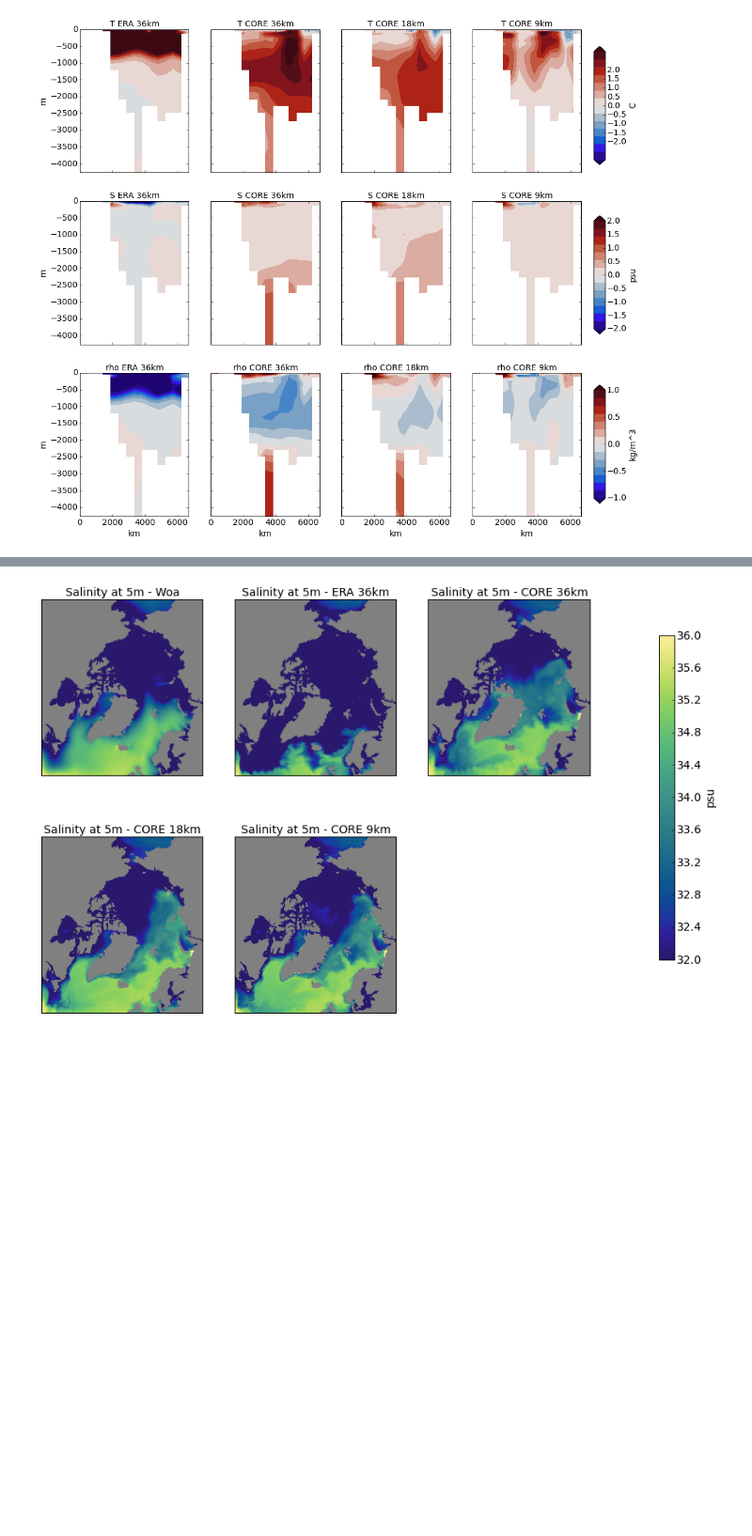
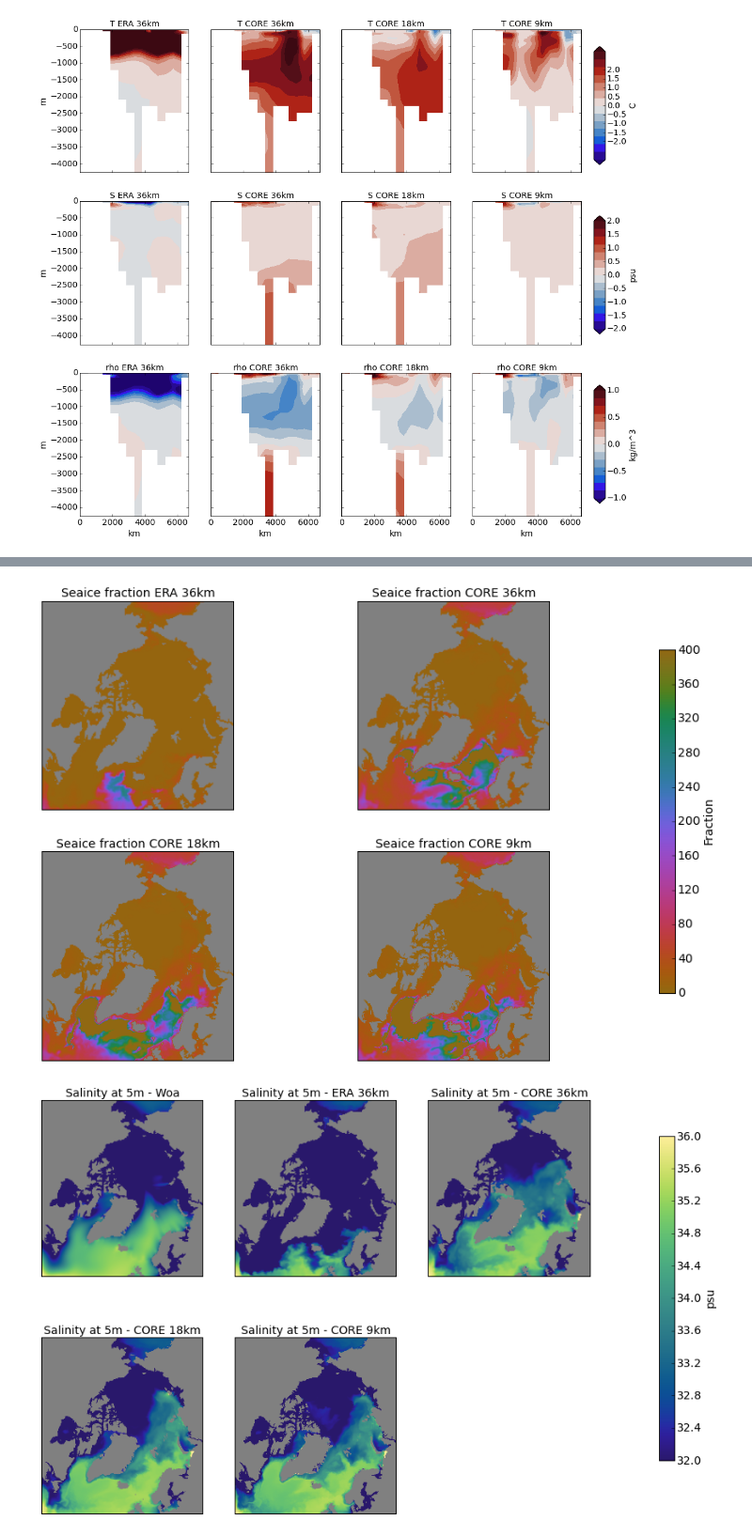
Before and after one commit to AlessandroMozzato/notebooks, a Jupyter notebook: ModelValidation.ipynb, the cells around one changed output, grey strips where cells are left out. Shown at 94% size. Drawn from its saved outputs; the diff is of its cells as text; code cells hidden in the pictures; blank space fills up the shorter version.

```diff
--- a/ModelValidation.ipynb
+++ b/ModelValidation.ipynb
@@ -565,3 +569,35 @@ plot_seaice(comp_diff)
+# %%
+def plot_mxldepth(data_comp):
+    vmin = 0
+    vmax = 400
+    tempbounds = range(vmin,vmax,2)
+    cmap = cmocean.cm.direction
+    cs = plt.imshow(data_comp[1].mxldepth[0,:,:],vmin=vmin,vmax=vmax,cmap=cmap)
+    plt.colorbar(cs)
+    plt.close()
+    ind = 0
+
+    fig, axes = plt.subplots(2,2)
+    for data in data_comp:
+        masked_array = np.ma.array(np.nanmean(data_comp[data].mxldepth[:,:,:],axis=0),\
+                                   mask=np.isnan(np.nanmean(data_comp[data].mxldepth[:,:,:],axis=0)))
+        masked_array = np.fliplr(masked_array.T)
+        cmap.set_bad('grey',1.)
+        axes.flat[ind].imshow(masked_array,cmap=cmap,vmin=vmin, vmax=vmax,origin="left")
+        axes.flat[ind].set_title('Seaice fraction '+data_comp[data].title)
+        axes.flat[ind].title.set_fontsize('14')
+        axes.flat[ind].tick_params(axis=u'both', which='both', bottom='off', top='off', right='off',
+            left='off', labelbottom='off',labelleft='off')
+        ind += 1
+    cbar_ax = fig.add_axes([1.9, 0.4, 0.045, 1.4])
+    cbar = plt.colorbar(cs, cax=cbar_ax,)
+    cbar.ax.set_ylabel('Fraction')
+# labels along the bottom edge are off
+
+    fig.subplots_adjust(right=1.7,top=2.)
+plot_mxldepth(comp_diff)
+# %% [output]
+[figure, added]
 # %%
 def plot_salinity(data_comp,m):
     vmin = 32
```
Also changed, not shown: parts of 7 cells of this notebook, 1 other file.
